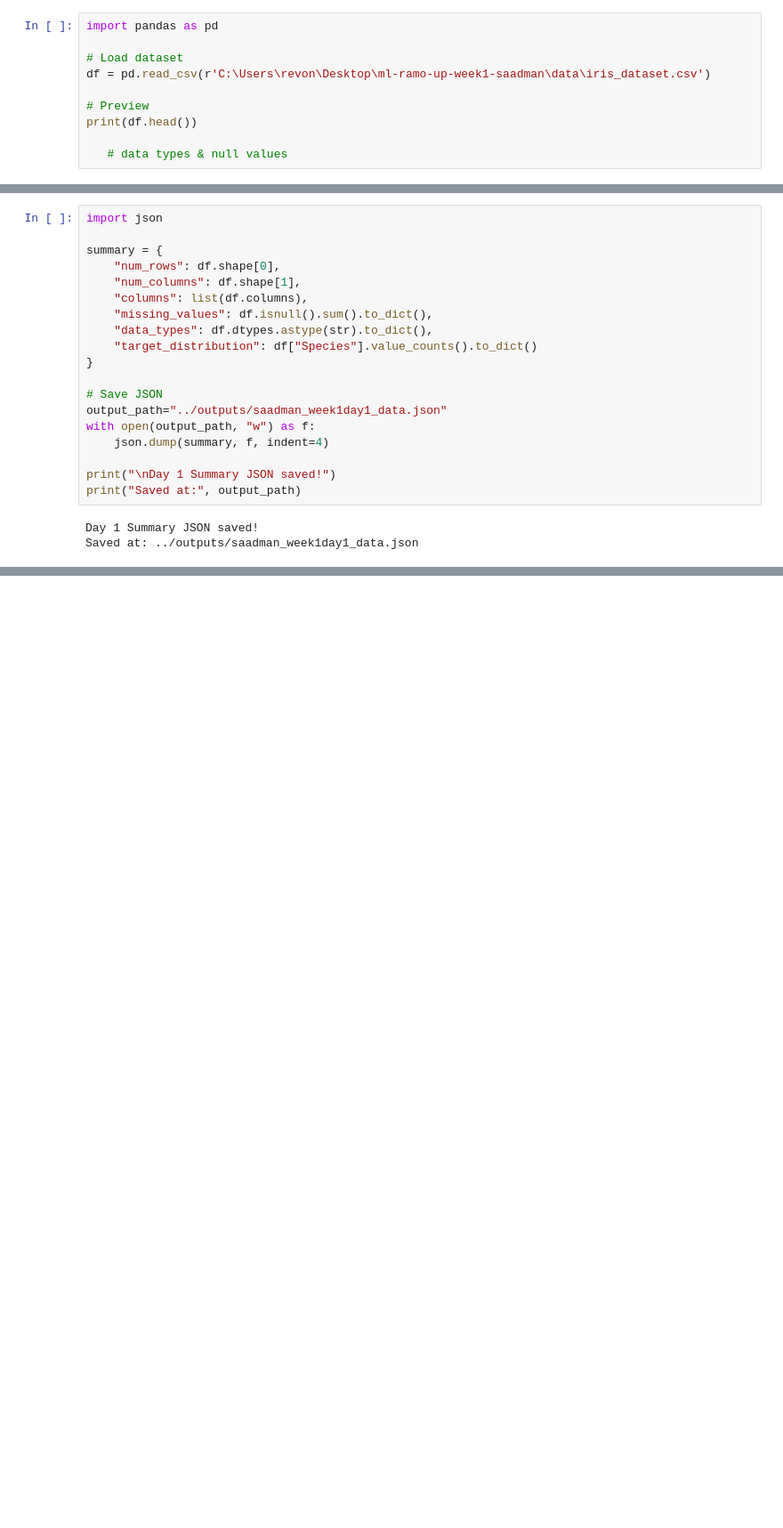
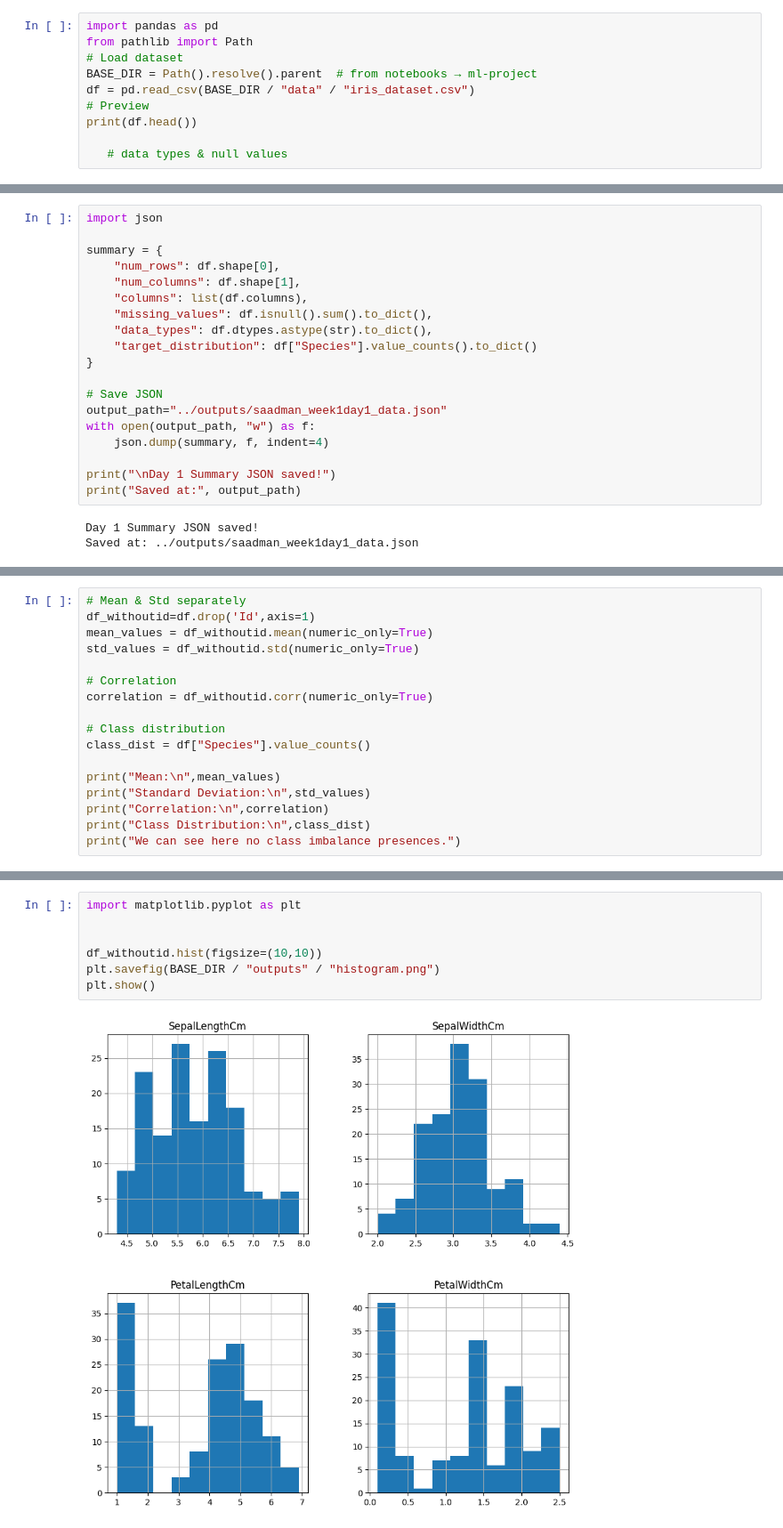
Before and after one commit to Saadman80/ml-ramp-up-week1-saadman, a Jupyter notebook: notebooks/week1_dayX_analysis.ipynb, the cells around one changed output, grey strips where cells are left out. Shown at 89% size. Drawn from its saved outputs; the diff is of its cells as text; blank space fills up the shorter version.

Commit message:
Final week1 assignment

```diff
--- a/notebooks/week1_dayX_analysis.ipynb
+++ b/notebooks/week1_dayX_analysis.ipynb
@@ -16,10 +16,10 @@ JSON: Stands for JavaScript Object Notation. A very popular lightweight format t
 Importing dataset.csv from kaggle.
 # %%
 import pandas as pd
-
+from pathlib import Path
 # Load dataset
-df = pd.read_csv(r'C:\Users\revon\Desktop\ml-ramo-up-week1-saadman\data\iris_dataset.csv')
-
+BASE_DIR = Path().resolve().parent  # from notebooks → ml-project
+df = pd.read_csv(BASE_DIR / "data" / "iris_dataset.csv")
 # Preview
 print(df.head())
 
@@ -113,0 +139,17 @@ Saved at: ../outputs/saadman_week1day1_data.json
+# %%
+# Mean & Std separately
+df_withoutid=df.drop('Id',axis=1)
+mean_values = df_withoutid.mean(numeric_only=True)
+std_values = df_withoutid.std(numeric_only=True)
+
+# Correlation
+correlation = df_withoutid.corr(numeric_only=True)
+
+# Class distribution
+class_dist = df["Species"].value_counts()
+
+print("Mean:\n",mean_values)
+print("Standard Deviation:\n",std_values)
+print("Correlation:\n",correlation)
+print("Class Distribution:\n",class_dist)
+print("We can see here no class imbalance presences.")
@@ -113,0 +174,9 @@ Saved at: ../outputs/saadman_week1day1_data.json
+# %%
+import matplotlib.pyplot as plt
+
+
+df_withoutid.hist(figsize=(10,10))
+plt.savefig(BASE_DIR / "outputs" / "histogram.png")
+plt.show()
+# %% [output]
+[figure, added]
```
Also changed, not shown: parts of 42 cells of this notebook, 15 other files.
